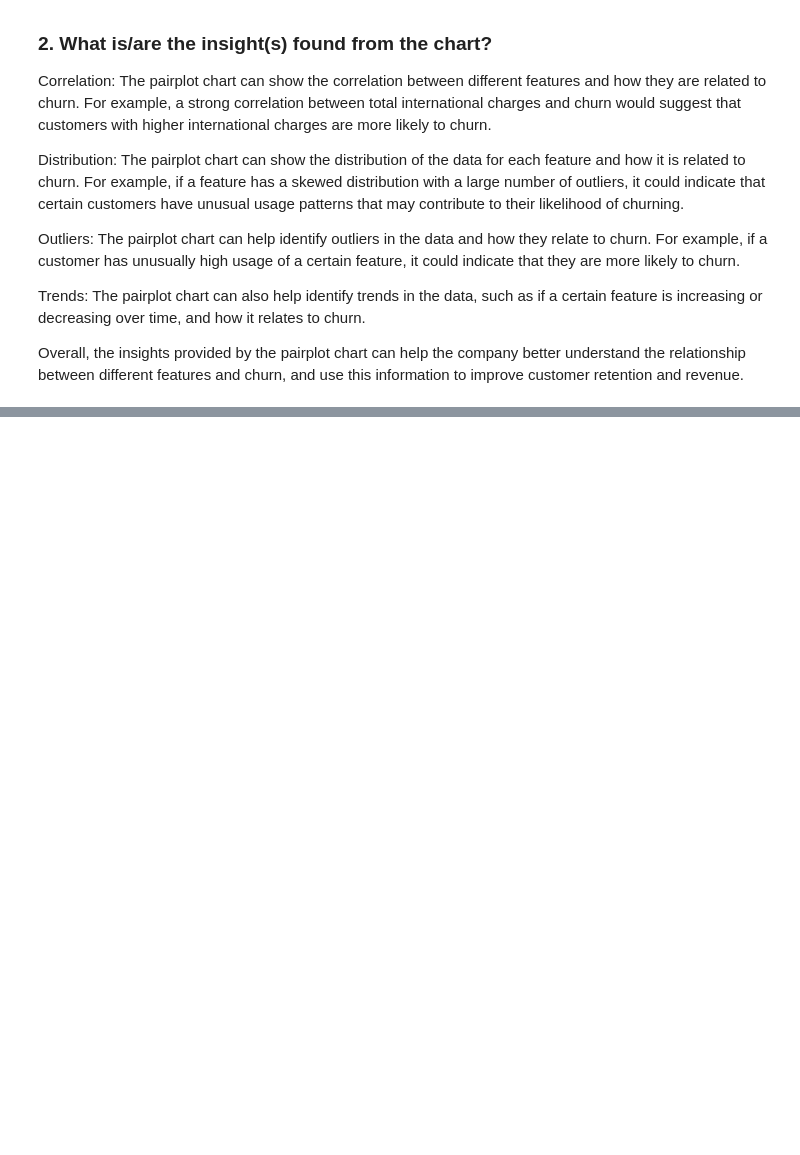
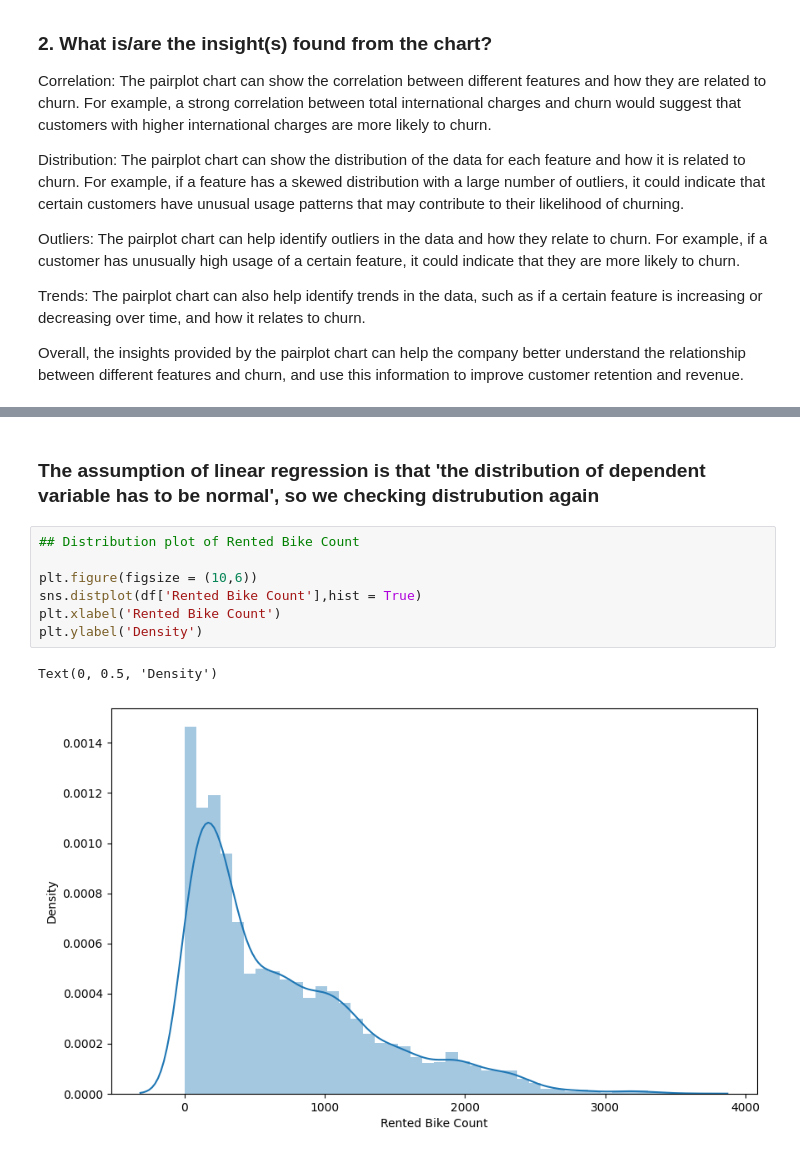
Before and after one commit to rajkumarshedage/Bike-Sharing-Demand-Prediction, a Jupyter notebook: Bike_Sharing_Demand_Prediction.ipynb, the cells around one changed output, grey strips where cells are left out. Cells and saved outputs as stored; diff of their text form; blank space fills up the shorter version.

Commit message:
Rented Bike Count with moderate right skewness

```diff
--- a/Bike_Sharing_Demand_Prediction.ipynb
+++ b/Bike_Sharing_Demand_Prediction.ipynb
@@ -822,0 +875,12 @@ Overall, the insights provided by the pairplot chart can help the company better
+# %% [markdown]
+### The assumption of linear regression is that 'the distribution of dependent variable has to be normal', so we checking distrubution again
+# %%
+## Distribution plot of Rented Bike Count
+
+plt.figure(figsize = (10,6))
+sns.distplot(df['Rented Bike Count'],hist = True)
+plt.xlabel('Rented Bike Count')
+plt.ylabel('Density')
+# %% [output]
+Text(0, 0.5, 'Density')
+[figure, added]
```
Also changed, not shown: parts of 11 cells of this notebook.
